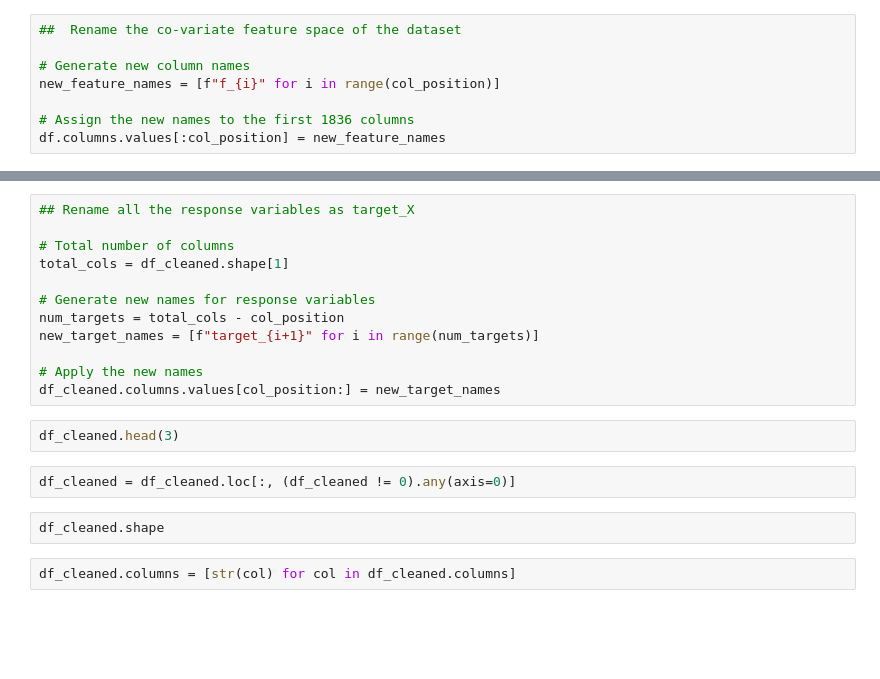
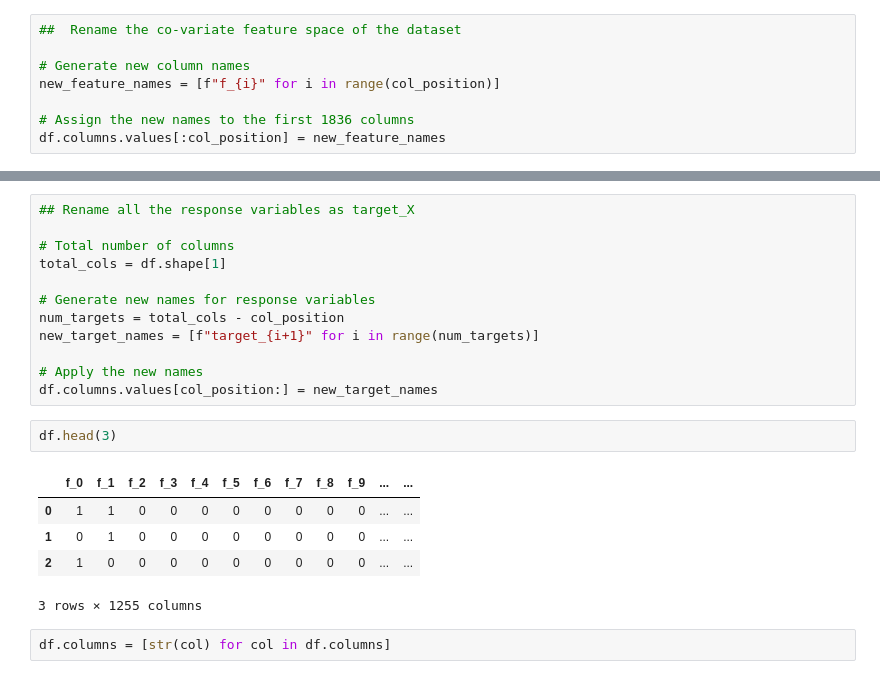
Before and after one commit to akgefpm/smote_msfb, a Jupyter notebook: public_datasets/tmc2007/Data Processing.ipynb, the cells around one changed output, grey strips where cells are left out. Cells and saved outputs as stored; diff of their text form; blank space fills up the shorter version.

```diff
--- a/public_datasets/tmc2007/Data Processing.ipynb
+++ b/public_datasets/tmc2007/Data Processing.ipynb
@@ -100,19 +183,21 @@ for col in label_data.columns:
 ## Rename all the response variables as target_X
 
 # Total number of columns
-total_cols = df_cleaned.shape[1]
+total_cols = df.shape[1]
 
 # Generate new names for response variables
 num_targets = total_cols - col_position
 new_target_names = [f"target_{i+1}" for i in range(num_targets)]
 
 # Apply the new names
-df_cleaned.columns.values[col_position:] = new_target_names
+df.columns.values[col_position:] = new_target_names
 # %%
-df_cleaned.head(3)
+df.head(3)
+# %% [output]
+|  | f_0 | f_1 | f_2 | f_3 | f_4 | f_5 | f_6 | f_7 | f_8 | f_9 | ... | ... |
+| 0 | 1 | 1 | 0 | 0 | 0 | 0 | 0 | 0 | 0 | 0 | ... | ... |
+| 1 | 0 | 1 | 0 | 0 | 0 | 0 | 0 | 0 | 0 | 0 | ... | ... |
+| 2 | 1 | 0 | 0 | 0 | 0 | 0 | 0 | 0 | 0 | 0 | ... | ... |
+3 rows × 1255 columns
-# %%
-df_cleaned = df_cleaned.loc[:, (df_cleaned != 0).any(axis=0)]
-# %%
-df_cleaned.shape
 # %%
-df_cleaned.columns = [str(col) for col in df_cleaned.columns]
+df.columns = [str(col) for col in df.columns]
```
Also changed, not shown: parts of 22 cells of this notebook, 3 other files.
